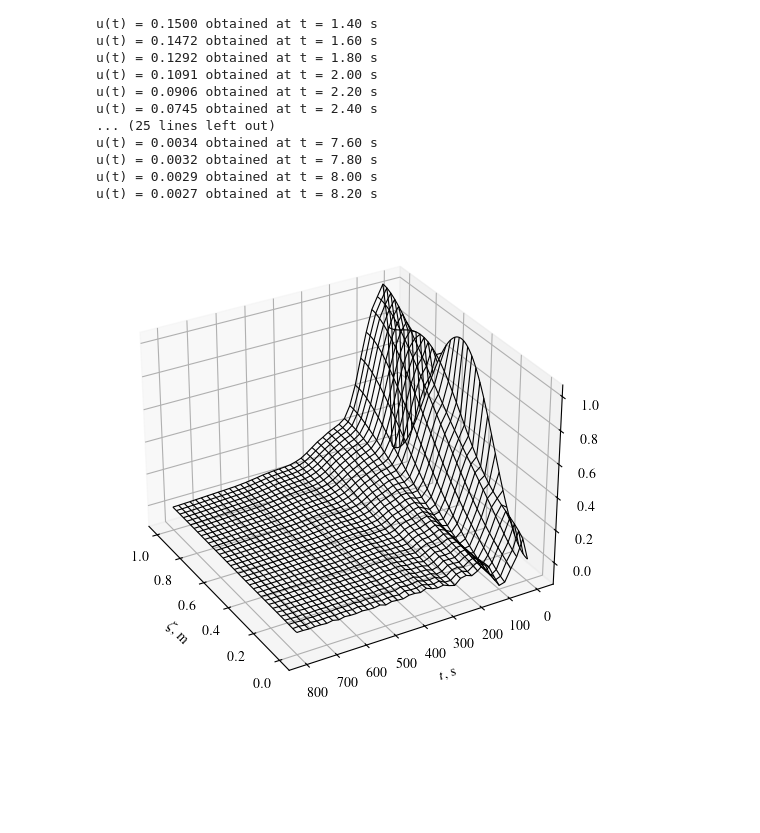
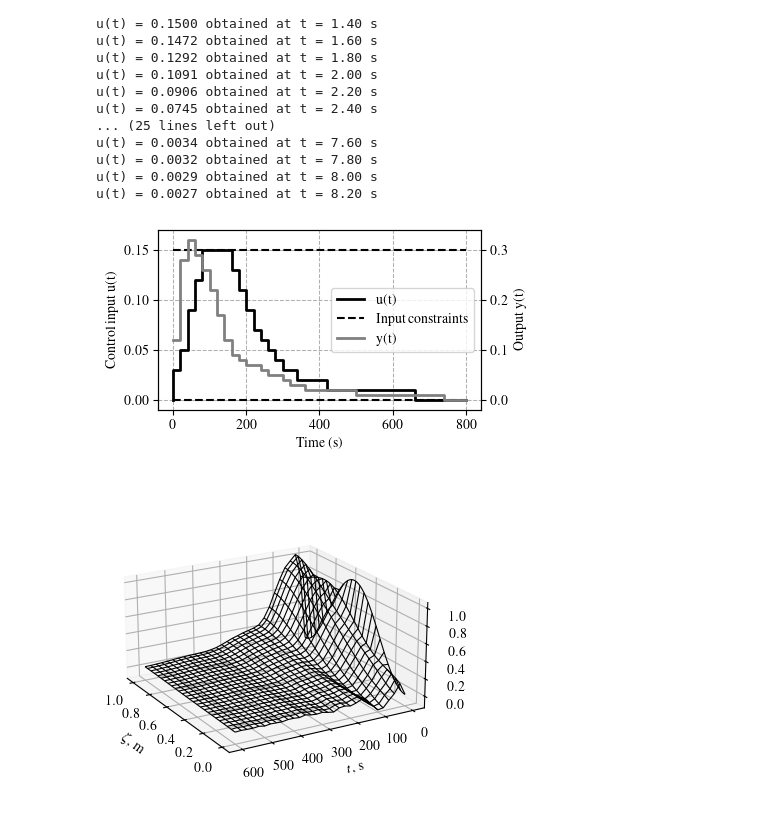
Before and after one commit to behradmoadeli/pfr_isothermal_recycle_delay_MPC, a Jupyter notebook: reports/Report_unstable.ipynb, the cells around one changed output. Saved outputs shown, nothing was run; the diff lists cells and outputs as text; code cells hidden in the pictures; blank space fills up the shorter version.

```diff
--- a/reports/Report_unstable.ipynb
+++ b/reports/Report_unstable.ipynb
@@ -203,46 +203,84 @@ u(t) = 0.0034 obtained at t = 7.60 s
 u(t) = 0.0032 obtained at t = 7.80 s
 u(t) = 0.0029 obtained at t = 8.00 s
 u(t) = 0.0027 obtained at t = 8.20 s
+# %%
+plt.rc('font', family='serif', serif='Times')
+plt.rc('text', usetex=True)
+
+# Create a figure for the input u(t) and output y(t) plots
+plt.figure(figsize=(4.5, 2.5))
+
+# Primary y-axis for u(t)
+ax1 = plt.gca()
+line1 = ax1.step(t_eval_d, np.round(U_MPC, 2), where='pre', color='black', linewidth=2, label='u(t)')
+line2 = ax1.plot(t_eval_d, np.round(np.ones_like(t_eval_d) * u_limits[0], 2), 'k--', label='Input constraints')
+line3 = ax1.plot(t_eval_d, np.round(np.ones_like(t_eval_d) * u_limits[1], 2), 'k--')
+ax1.set_xlabel('Time (s)')
+ax1.set_ylabel('Control input u(t)', color='black')
+ax1.grid(which='both', linestyle='--', linewidth=0.75)
+
+# Setting major locators
+ax1.xaxis.set_major_locator(plt.MaxNLocator(5))
+ax1.yaxis.set_major_locator(plt.MaxNLocator(4))
+
+# Secondary y-axis for y(t)
+ax2 = ax1.twinx()
+line4 = ax2.step(t_eval_d, np.round(y_MPC, 2), where='post', color='gray', linewidth=2, label='y(t)')
+ax2.set_ylabel('Output y(t)')
+ax1.set_ylim(-0.01, 0.17)
+ax2.set_ylim(-0.02, 0.34)
+# Combine legends
+lines = line1 + line2 + line4  # Combining all lines
+labels = [l.get_label() for l in lines]
+ax1.legend(lines, labels, loc='center right')
+plt.savefig('input.svg', format='svg', bbox_inches='tight', pad_inches=0.5)
+plt.tight_layout()
+
+plt.show()
+# %% [output]
+[figure, added]
 # %%
-# U_MPC = U_MPC[:41]
-# x_MPC = x_MPC[:,:,:41]
-# x_hat_MPC = x_hat_MPC[:,:,:41]
-# y_MPC = y_MPC[:41]
-# y_hat_MPC = y_hat_MPC[:41]
-# t_eval_d = t_eval_d[:41]
+U_MPC = U_MPC[:31]
+x_MPC = x_MPC[:,:,:31]
+x_hat_MPC = x_hat_MPC[:,:,:31]
+y_MPC = y_MPC[:31]
+y_hat_MPC = y_hat_MPC[:31]
+t_eval_d = t_eval_d[:31]
 # %%
 # Set Times font for the plot
 plt.rc('font', family='serif', serif='Times')
 plt.rc('text', usetex=True)
 # Create t_grid and z_grid for meshgrid
 t_grid, z_grid = np.meshgrid(t_eval_d, zeta)
 
 # Create a figure for xd[0] and xd[1] wireframe plots
-fig = plt.figure(figsize=(5,5))
+fig = plt.figure(figsize=(3.5,3.5))
 azim_angle = 150
+elev_angle = 20
 # Plot xd[0]
 ax1 = fig.add_subplot(111, projection='3d')
-ax1.view_init(azim=azim_angle)  # For xd[0] plot
-ax1.plot_wireframe(z_grid, t_grid, x_MPC[0], color='black', linewidth=0.8, rstride=3, cstride=1)
+ax1.view_init(elev= elev_angle, azim=azim_angle)  # For xd[0] plot
+ax1.plot_wireframe(z_grid, t_grid, x_MPC[0], color='black', linewidth=0.8, rstride=4, cstride=1)
 ax1.set_ylabel(r'$t$, s')
 ax1.set_xlabel(r'$\zeta$, m')
 ax1.set_zlabel(r'$x_1(\zeta, t)$, M')
 # ax1.set_title(r'Open-loop Response $x_1(\zeta, t)$')
+ax1.set_box_aspect([2, 2, 1])  # Aspect ratio for width, height, depth
 
 # Plot xd[1]
 # ax2 = fig.add_subplot(212, projection='3d')
 # ax2.view_init(azim=azim_angle)  # For xd[1] plot
 # ax2.plot_wireframe(z_grid, t_grid, x_MPC[1], color='black', linewidth=0.8, rstride=3, cstride=1)
 # ax2.set_ylabel(r'$t$, s')
 # ax2.set_xlabel(r'$\zeta$, m')
 # ax2.set_zlabel(r'$x_2(\zeta, t)$, M')
 
 # Adjust layout and display the plots
 plt.tight_layout()
 plt.savefig('closedloop_response.svg', format='svg', bbox_inches='tight', pad_inches=0.5)
 plt.show()
 # %% [output]
-[figure, old version]
+[figure, new version]
 # %%
 # Set Times font for the plot
 plt.rc('font', family='serif', serif='Times')
```
Also changed, not shown: parts of 5 cells of this notebook, 9 other files.
